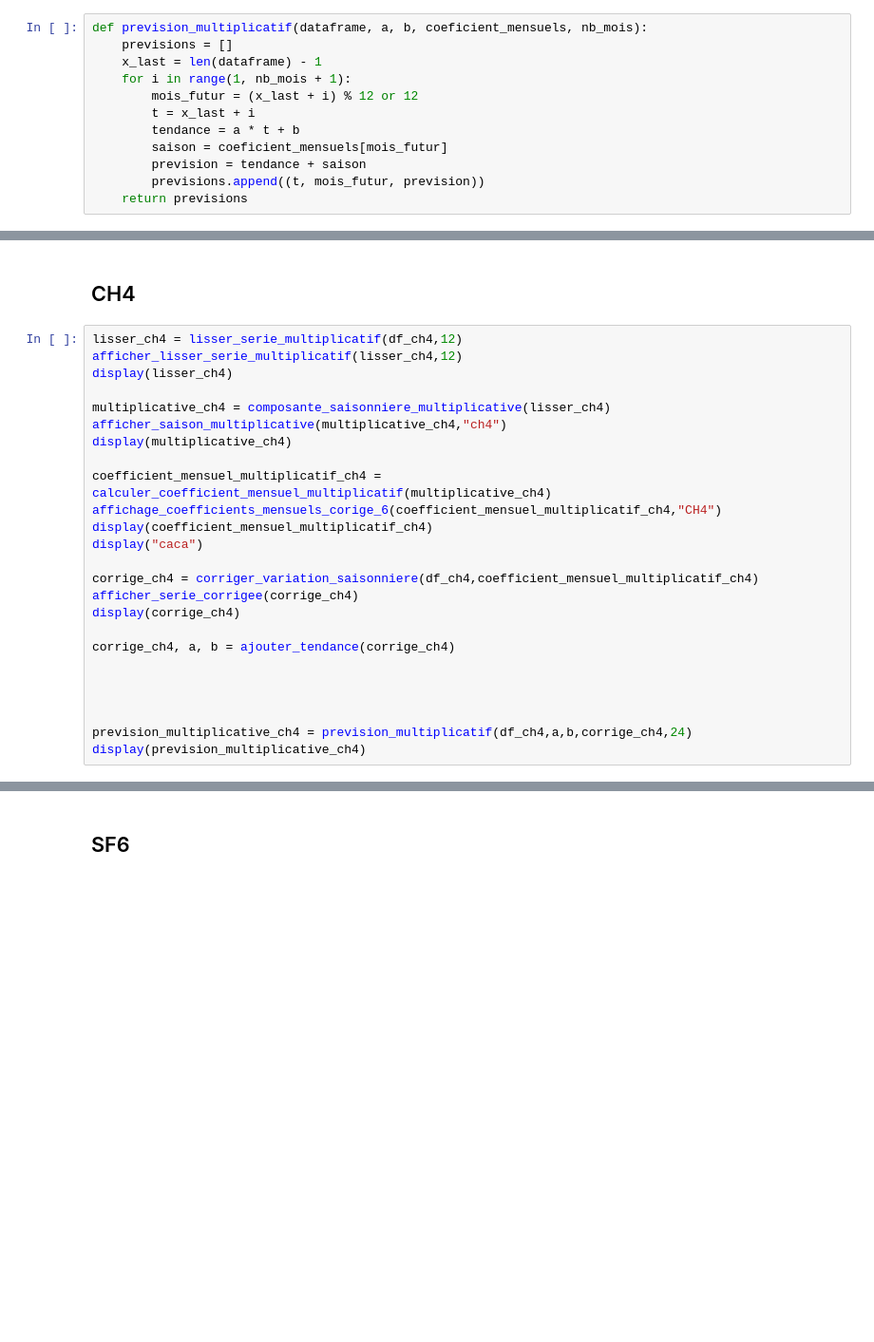
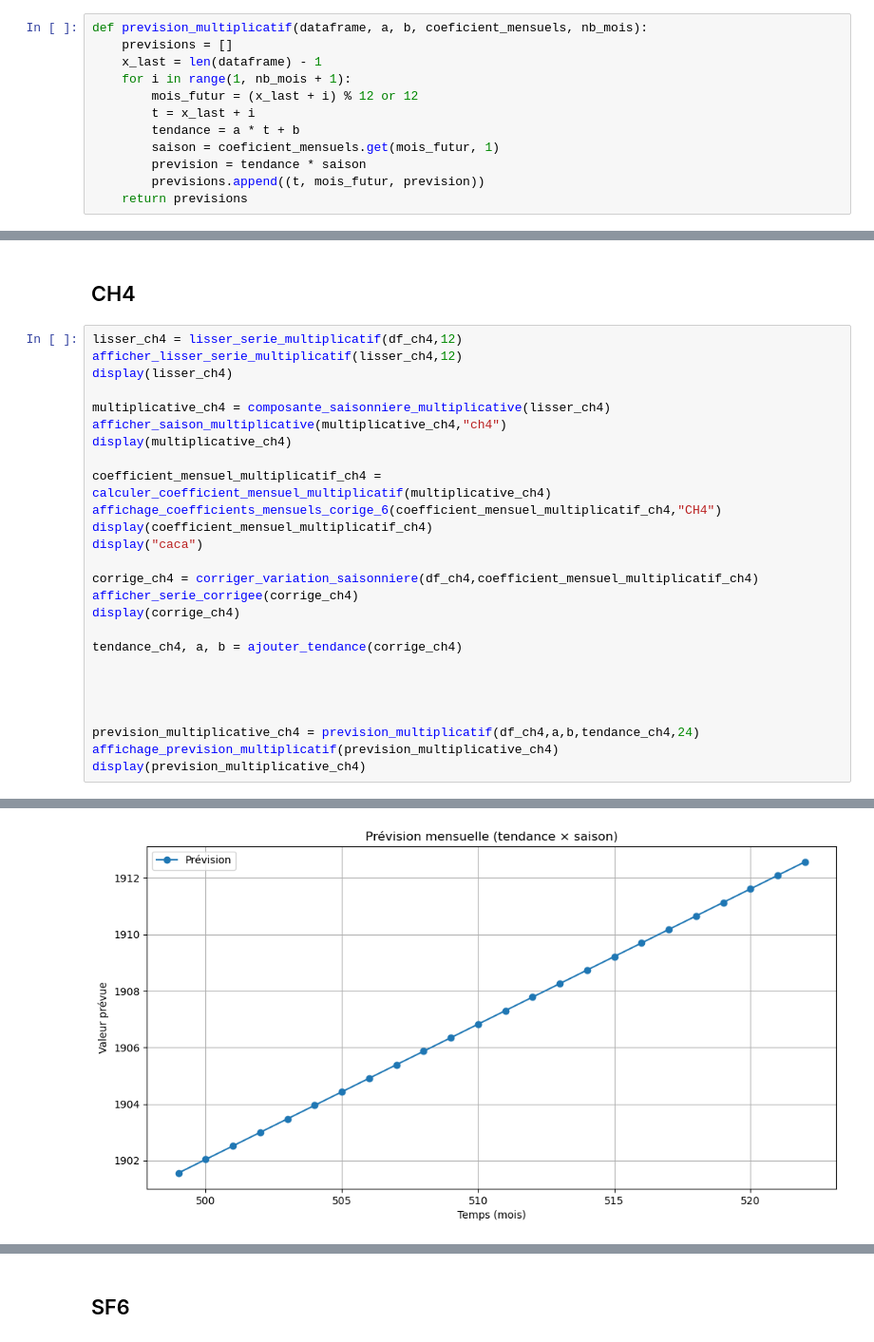
Before and after one commit to AxelGiovannai/Stat_Project, a Jupyter notebook: notebook1.ipynb, the cells around one changed output, grey strips where cells are left out. Shown at 95% size. Saved outputs shown, nothing was run; the diff lists cells and outputs as text; blank space fills up the shorter version.

```diff
--- a/notebook1.ipynb
+++ b/notebook1.ipynb
@@ -485,8 +485,8 @@ def prevision_multiplicatif(dataframe, a, b, coeficient_mensuels, nb_mois):
         mois_futur = (x_last + i) % 12 or 12
         t = x_last + i
         tendance = a * t + b
-        saison = coeficient_mensuels[mois_futur]
-        prevision = tendance + saison
+        saison = coeficient_mensuels.get(mois_futur, 1)
+        prevision = tendance * saison
         previsions.append((t, mois_futur, prevision))
     return previsions
 # %%
@@ -523,12 +523,13 @@ corrige_ch4 = corriger_variation_saisonniere(df_ch4,coefficient_mensuel_multipli
 afficher_serie_corrigee(corrige_ch4)
 display(corrige_ch4)
 
-corrige_ch4, a, b = ajouter_tendance(corrige_ch4)
+tendance_ch4, a, b = ajouter_tendance(corrige_ch4)
 
 
 
 
-prevision_multiplicative_ch4 = prevision_multiplicatif(df_ch4,a,b,corrige_ch4,24)
+prevision_multiplicative_ch4 = prevision_multiplicatif(df_ch4,a,b,tendance_ch4,24)
+affichage_prevision_multiplicatif(prevision_multiplicative_ch4)
 display(prevision_multiplicative_ch4)
 # %% [output]
 [figure]
@@ -562,30 +563,31 @@ display(prevision_multiplicative_ch4)
 [figure]
 month
 1     1.001213
 2     1.000632
 3     1.000762
 4     1.000695
 5     0.999456
 6     0.996950
 7     0.995088
 8     0.996584
 9     1.000316
 10    1.002775
 11    1.003135
 12    1.002395
 Name: saison_multiplicative, dtype: float64
 'caca'
 [figure]
 |  | month | average | coefficient_corrige | corrige |
 | 0 | 7 | 1625.96 | 0.995088 | 1633.986811 |
 | 1 | 8 | 1628.05 | 0.996584 | 1633.631029 |
 | 2 | 9 | 1638.42 | 1.000316 | 1637.901793 |
 | 3 | 10 | 1644.81 | 1.002775 | 1640.257499 |
 | 4 | 11 | 1642.60 | 1.003135 | 1637.467035 |
 | ... | ... | ... | ... | ... |
 | 494 | 9 | 1935.67 | 1.000316 | 1935.057778 |
 | 495 | 10 | 1941.58 | 1.002775 | 1936.206099 |
 | 496 | 11 | 1940.44 | 1.003135 | 1934.376314 |
 | 497 | 12 | 1937.52 | 1.002395 | 1932.890345 |
 | 498 | 1 | 1935.33 | 1.001213 | 1932.985614 |
 499 rows × 4 columns
+[figure, added]
```
Also changed, not shown: parts of 1 cell of this notebook.
